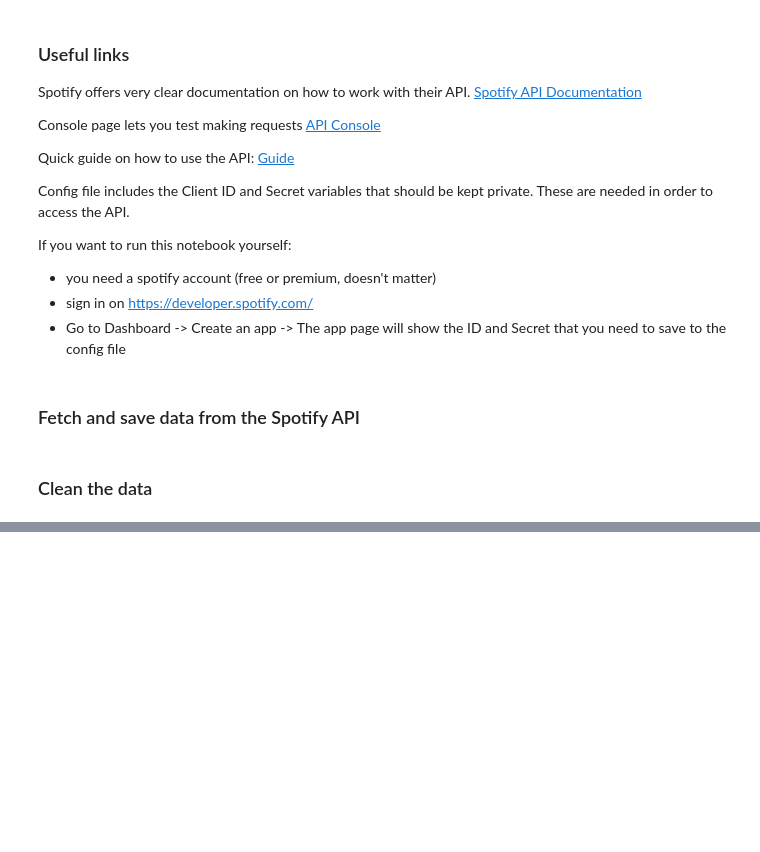
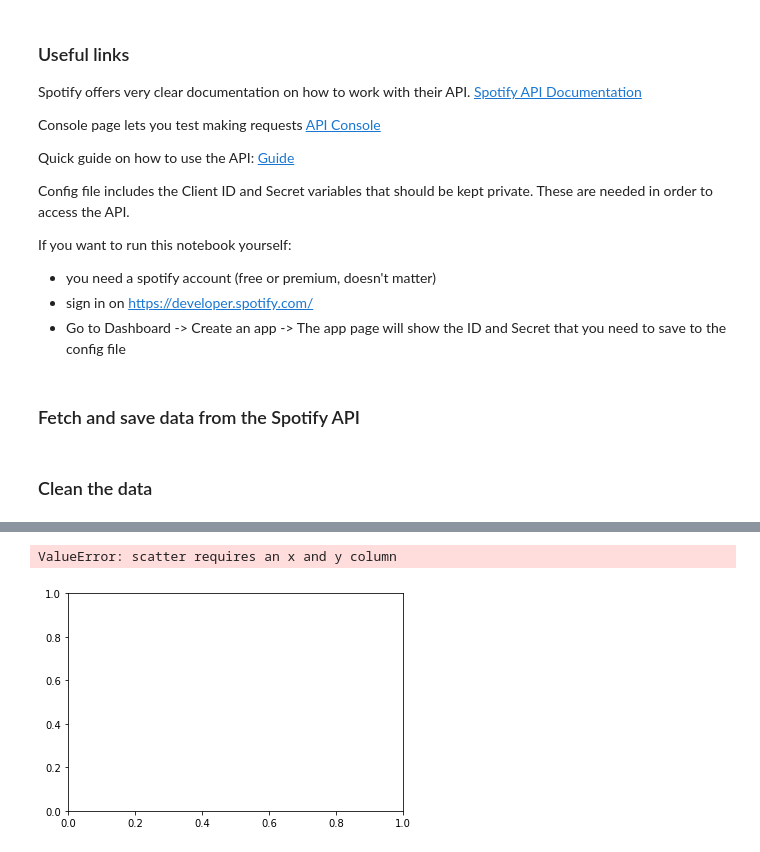
Before and after one commit to lauri-ra/Data-Science-Course-Work, a Jupyter notebook: HT/JodaHT_Spotify.ipynb, the cells around one changed output, grey strips where cells are left out. Saved outputs shown, nothing was run; the diff lists cells and outputs as text; code cells hidden in the pictures; blank space fills up the shorter version.

```diff
--- a/HT/JodaHT_Spotify.ipynb
+++ b/HT/JodaHT_Spotify.ipynb
@@ -96,0 +122,7 @@ df.head(5)
+# %%
+plt.subplots()
+data.plot(kind='scatter')
+##data.plot.scatter(x = 'energy', y = 'danceability')
+# %% [output]
+ValueError: scatter requires an x and y column
+[figure, added]
```
Also changed, not shown: parts of 6 cells of this notebook, 1 other file.
